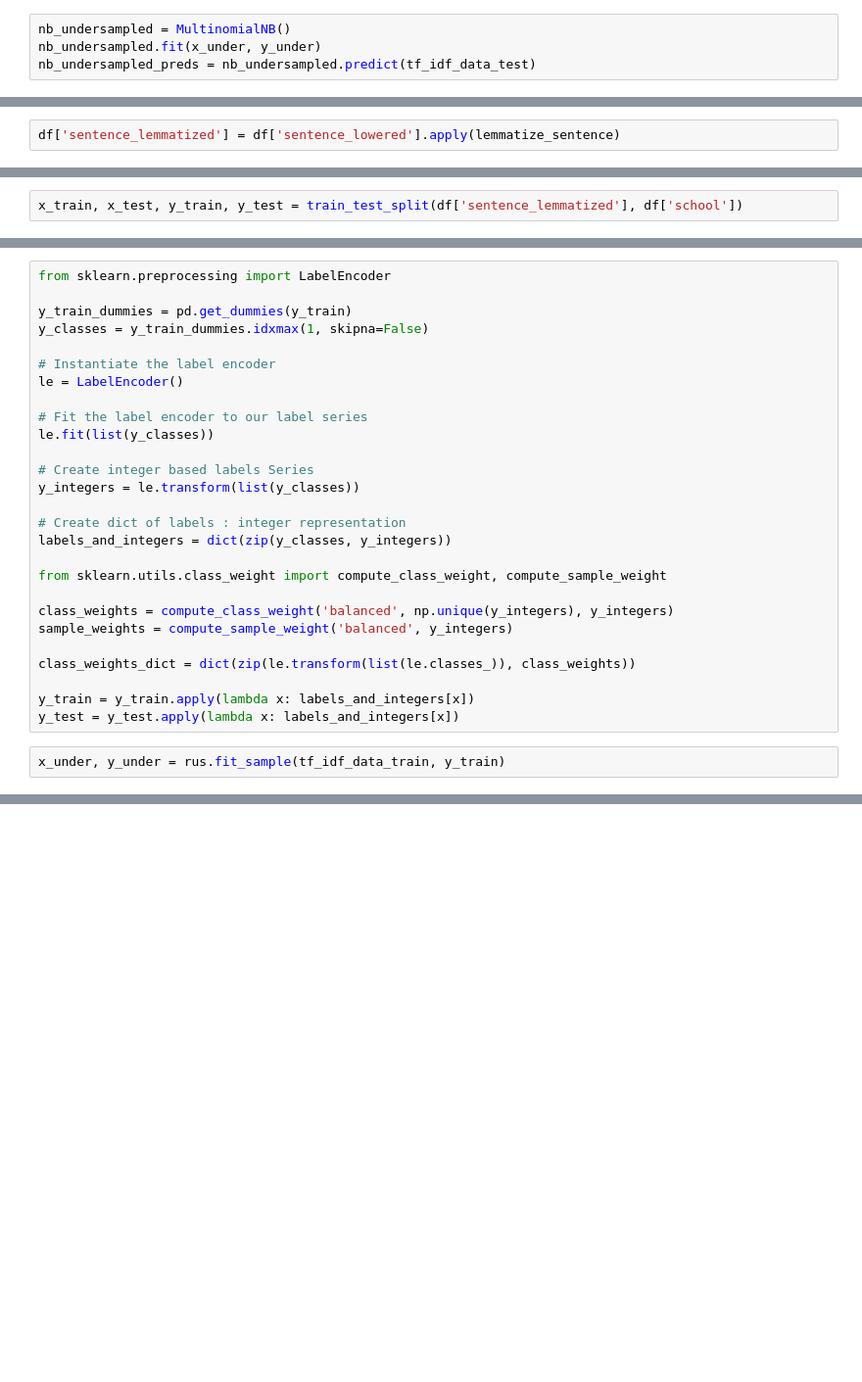
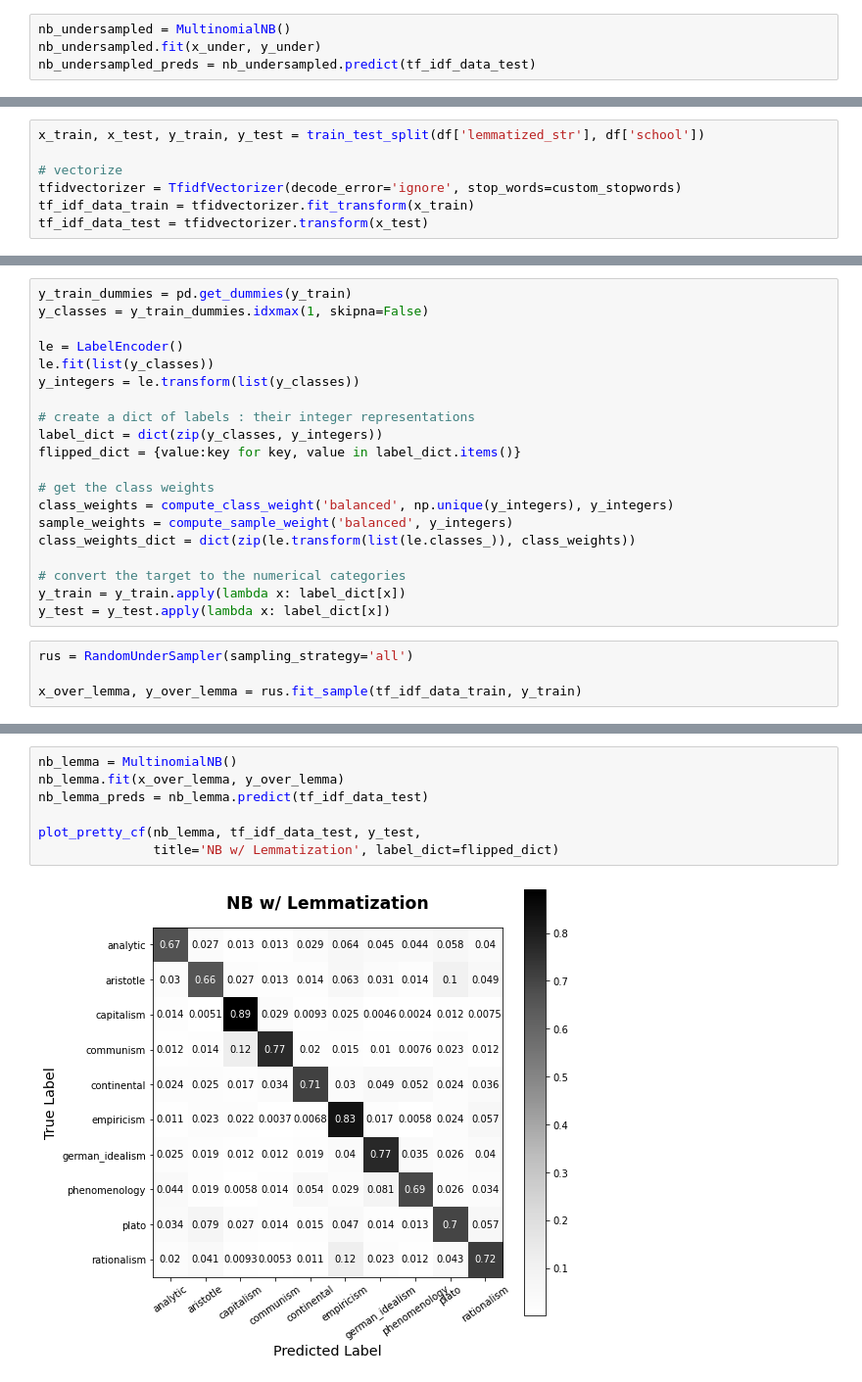
Before and after one commit to kcalizadeh/phil_nlp, a Jupyter notebook: non_neural_models.ipynb, the cells around one changed output, grey strips where cells are left out. Shown: that part at 98% size. Saved outputs shown, nothing was run; the diff lists cells and outputs as text; blank space fills up the shorter version.

```diff
--- a/non_neural_models.ipynb
+++ b/non_neural_models.ipynb
@@ -308,2 +190,0 @@ df.sample(5)
-# %%
-df['sentence_lemmatized'] = df['sentence_lowered'].apply(lemmatize_sentence)
@@ -319,2 +233,7 @@ df.sample(5)
 # %%
-x_train, x_test, y_train, y_test = train_test_split(df['sentence_lemmatized'], df['school'])
+x_train, x_test, y_train, y_test = train_test_split(df['lemmatized_str'], df['school'])
+
+# vectorize
+tfidvectorizer = TfidfVectorizer(decode_error='ignore', stop_words=custom_stopwords)
+tf_idf_data_train = tfidvectorizer.fit_transform(x_train)
+tf_idf_data_test = tfidvectorizer.transform(x_test)
@@ -325,29 +240,24 @@ tf_idf_data_test = tfidvectorizer.transform(x_test)
 # %%
-from sklearn.preprocessing import LabelEncoder
-
 y_train_dummies = pd.get_dummies(y_train)
 y_classes = y_train_dummies.idxmax(1, skipna=False)
 
-# Instantiate the label encoder
 le = LabelEncoder()
-
-# Fit the label encoder to our label series
 le.fit(list(y_classes))
-
-# Create integer based labels Series
 y_integers = le.transform(list(y_classes))
 
-# Create dict of labels : integer representation
-labels_and_integers = dict(zip(y_classes, y_integers))
+# create a dict of labels : their integer representations
+label_dict = dict(zip(y_classes, y_integers))
+flipped_dict = {value:key for key, value in label_dict.items()}
 
-from sklearn.utils.class_weight import compute_class_weight, compute_sample_weight
-
+# get the class weights
 class_weights = compute_class_weight('balanced', np.unique(y_integers), y_integers)
 sample_weights = compute_sample_weight('balanced', y_integers)
-
 class_weights_dict = dict(zip(le.transform(list(le.classes_)), class_weights))
 
-y_train = y_train.apply(lambda x: labels_and_integers[x])
-y_test = y_test.apply(lambda x: labels_and_integers[x])
+# convert the target to the numerical categories
+y_train = y_train.apply(lambda x: label_dict[x])
+y_test = y_test.apply(lambda x: label_dict[x])
 # %%
-x_under, y_under = rus.fit_sample(tf_idf_data_train, y_train)
+rus = RandomUnderSampler(sampling_strategy='all')
+
+x_over_lemma, y_over_lemma = rus.fit_sample(tf_idf_data_train, y_train)
@@ -362 +264,10 @@ plot_pretty_cf(nb_classifier_smote, tf_idf_data_test, y_test, title='Multinomial
+# %%
+nb_lemma = MultinomialNB()
+nb_lemma.fit(x_over_lemma, y_over_lemma)
+nb_lemma_preds = nb_lemma.predict(tf_idf_data_test)
+
+plot_pretty_cf(nb_lemma, tf_idf_data_test, y_test,
+               title='NB w/ Lemmatization', label_dict=flipped_dict)
+# %% [output]
+[figure, added]
 # %%
```
Also changed, not shown: parts of 38 cells of this notebook.
